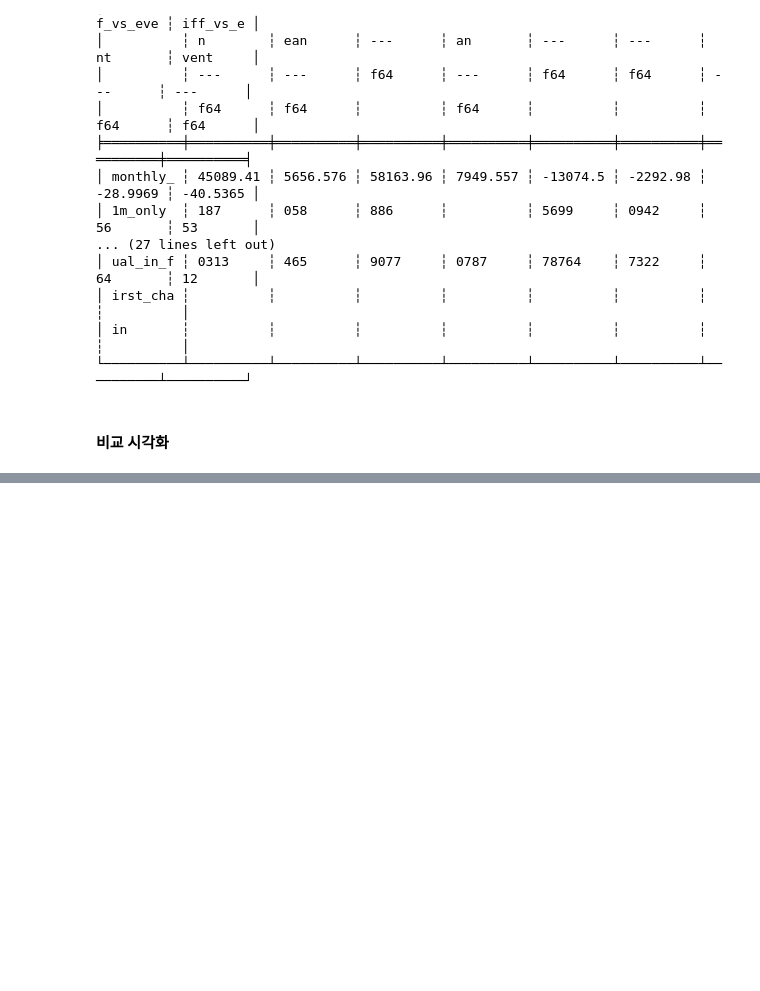
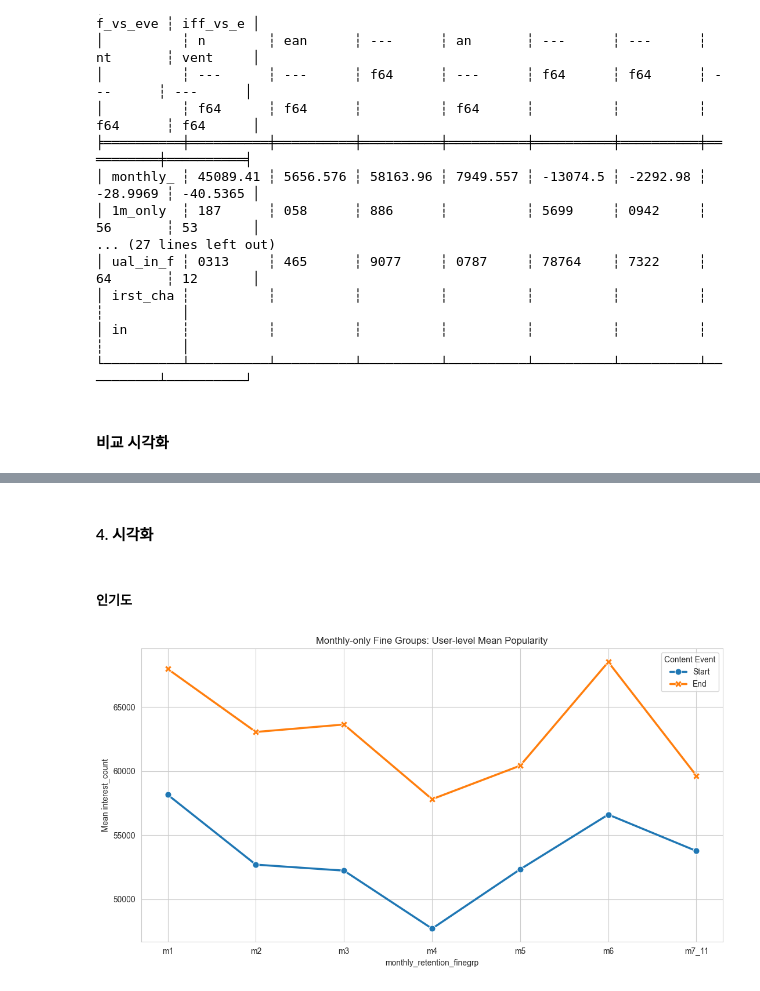
Before and after one commit to tecet1/midproject1, a Jupyter notebook: EDA/topic2_eda_modified.ipynb, the cells around one changed output, grey strips where cells are left out. Saved outputs shown, nothing was run; the diff lists cells and outputs as text; code cells hidden in the pictures; blank space fills up the shorter version.

```diff
--- a/EDA/topic2_eda_modified.ipynb
+++ b/EDA/topic2_eda_modified.ipynb
@@ -4642,0 +5319,72 @@ plt.show()
+# %% [markdown]
+#### 4. 시각화
+# %% [markdown]
+##### 인기도
+# %%
+import pandas as pd
+import matplotlib.pyplot as plt
+import seaborn as sns
+
+sns.set_style("whitegrid")
+
+fine_order = ["m1", "m2", "m3", "m4", "m5", "m6", "m7_11"]
+
+# ------------------------------------------
+# 1) 인기도 차트용 데이터 준비
+# ------------------------------------------
+start_fine_pd = monthly_start_finegrp_popularity_summary.to_pandas()
+end_fine_pd = monthly_end_finegrp_popularity_summary.to_pandas()
+
+popularity_plot_df = pd.merge(
+    start_fine_pd[["monthly_retention_finegrp", "mean_user_interest_start"]],
+    end_fine_pd[["monthly_retention_finegrp", "mean_user_interest_end"]],
+    on="monthly_retention_finegrp",
+    how="outer"
+)
+
+popularity_plot_df["monthly_retention_finegrp"] = pd.Categorical(
+    popularity_plot_df["monthly_retention_finegrp"],
+    categories=fine_order,
+    ordered=True
+)
+
+popularity_plot_df = popularity_plot_df.sort_values("monthly_retention_finegrp")
+
+# long format
+popularity_plot_long = popularity_plot_df.melt(
+    id_vars="monthly_retention_finegrp",
+    value_vars=["mean_user_interest_start", "mean_user_interest_end"],
+    var_name="metric_type",
+    value_name="value"
+)
+
+# label 정리
+popularity_plot_long["metric_type"] = popularity_plot_long["metric_type"].map({
+    "mean_user_interest_start": "Start",
+    "mean_user_interest_end": "End",
+})
+
+# ------------------------------------------
+# 2) 인기도 라인 차트
+# ------------------------------------------
+plt.figure(figsize=(11, 6))
+sns.lineplot(
+    data=popularity_plot_long,
+    x="monthly_retention_finegrp",
+    y="value",
+    hue="metric_type",
+    style="metric_type",
+    markers=True,
+    dashes=False,
+    linewidth=2.5,
+    markersize=8,
+)
+
+plt.title("Monthly-only Fine Groups: User-level Mean Popularity")
+plt.xlabel("monthly_retention_finegrp")
+plt.ylabel("Mean interest_count")
+plt.legend(title="Content Event")
+plt.tight_layout()
+plt.show()
+# %% [output]
+[figure, added]
```
Also changed, not shown: parts of 87 cells of this notebook, 2 other files.
